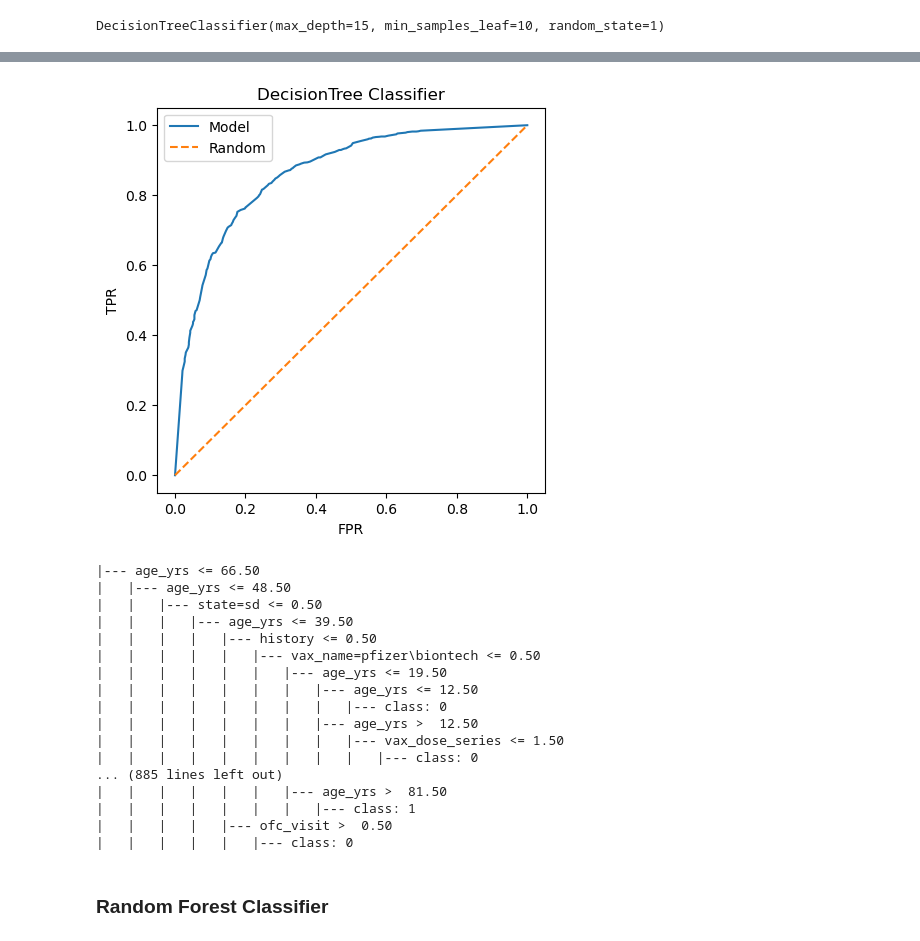
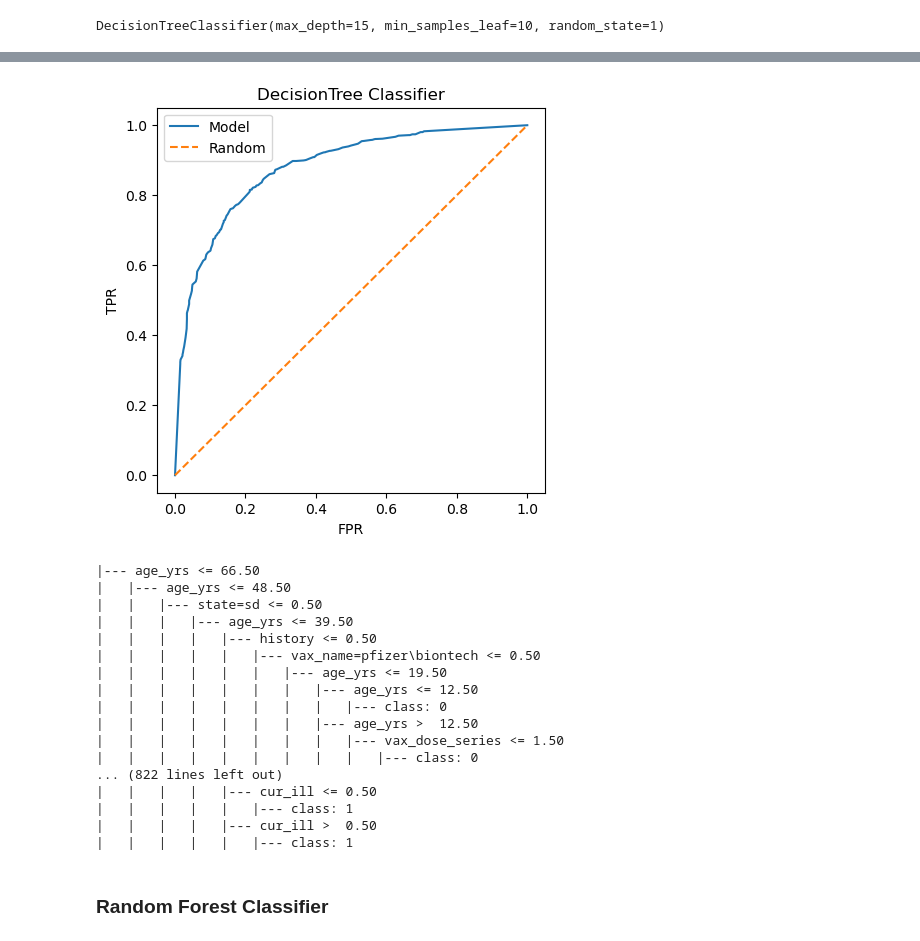
Before and after one commit to clamytoe/covid-risk-classifier, a Jupyter notebook: notebook.ipynb, the cells around one changed output, grey strips where cells are left out. Cells and saved outputs as stored; diff of their text form; code cells hidden in the pictures.

```diff
--- a/notebook.ipynb
+++ b/notebook.ipynb
@@ -1391,8 +1503,9 @@ max(scores, key=lambda x: x[1])
 # %%
 threshold = max(scores, key=lambda x: x[1])[0]
-lr_model = LogisticRegression(C=threshold, random_state=1)
+lr_model = LogisticRegression(C=threshold, max_iter=1_000, random_state=1, n_jobs=-1)
 lr_model.fit(X_train, y_train)
 
 y_pred = lr_model.predict_proba(X_val)[:, 1]
-roc_auc_score(y_val, y_pred)
+val_score = roc_auc_score(y_val, y_pred)
+val_score
 # %% [output]
@@ -1529,0 +1655,4 @@ dt_model.score(X_test, y_test)
+# %%
+y_pred = dt_model.predict_proba(X_test)[:, 1]
+score = roc_auc_score(y_test, y_pred)
+score
@@ -1549,9 +1687,9 @@ n_features_in_: 72
 n_outputs_: 1
 splitter: best
 # %%
-plot_auc_roc_curve(y_val, y_pred, 'DecisionTree Classifier')
+plot_auc_roc_curve(y_test, y_pred, 'DecisionTree Classifier')
 # %% [output]
-[figure, old version]
+[figure, new version]
 # %%
 print(export_text(dt_model, feature_names=dv.get_feature_names_out().tolist()))
 # %% [output]
@@ -1567,11 +1705,11 @@ print(export_text(dt_model, feature_names=dv.get_feature_names_out().tolist()))
 |   |   |   |   |   |   |   |--- age_yrs >  12.50
 |   |   |   |   |   |   |   |   |--- vax_dose_series <= 1.50
 |   |   |   |   |   |   |   |   |   |--- class: 0
-... (885 lines left out)
-|   |   |   |   |   |   |--- age_yrs >  81.50
-|   |   |   |   |   |   |   |--- class: 1
-|   |   |   |   |--- ofc_visit >  0.50
-|   |   |   |   |   |--- class: 0
+... (822 lines left out)
+|   |   |   |   |--- cur_ill <= 0.50
+|   |   |   |   |   |--- class: 1
+|   |   |   |   |--- cur_ill >  0.50
+|   |   |   |   |   |--- class: 1
 # %% [markdown]
 ### Random Forest Classifier
 # %%
```
Also changed, not shown: parts of 124 cells of this notebook.
